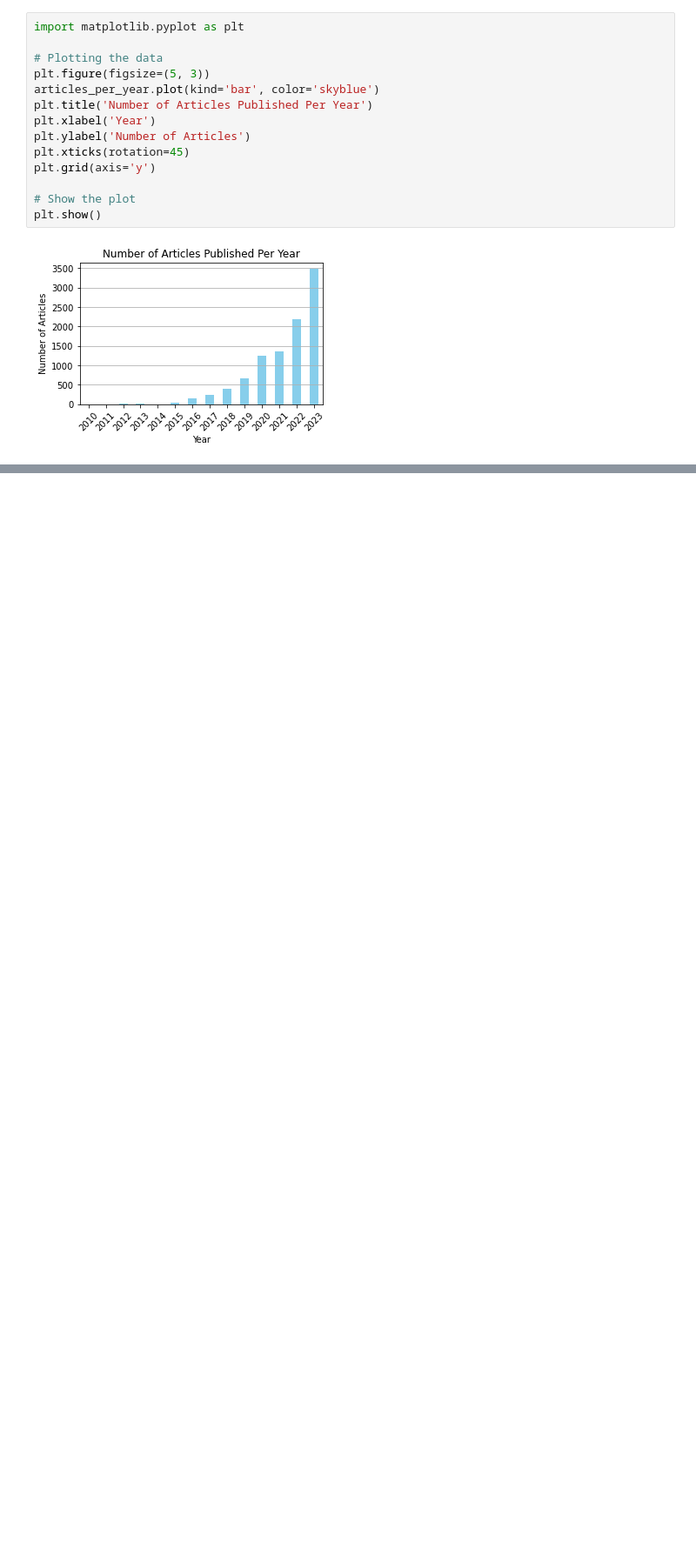
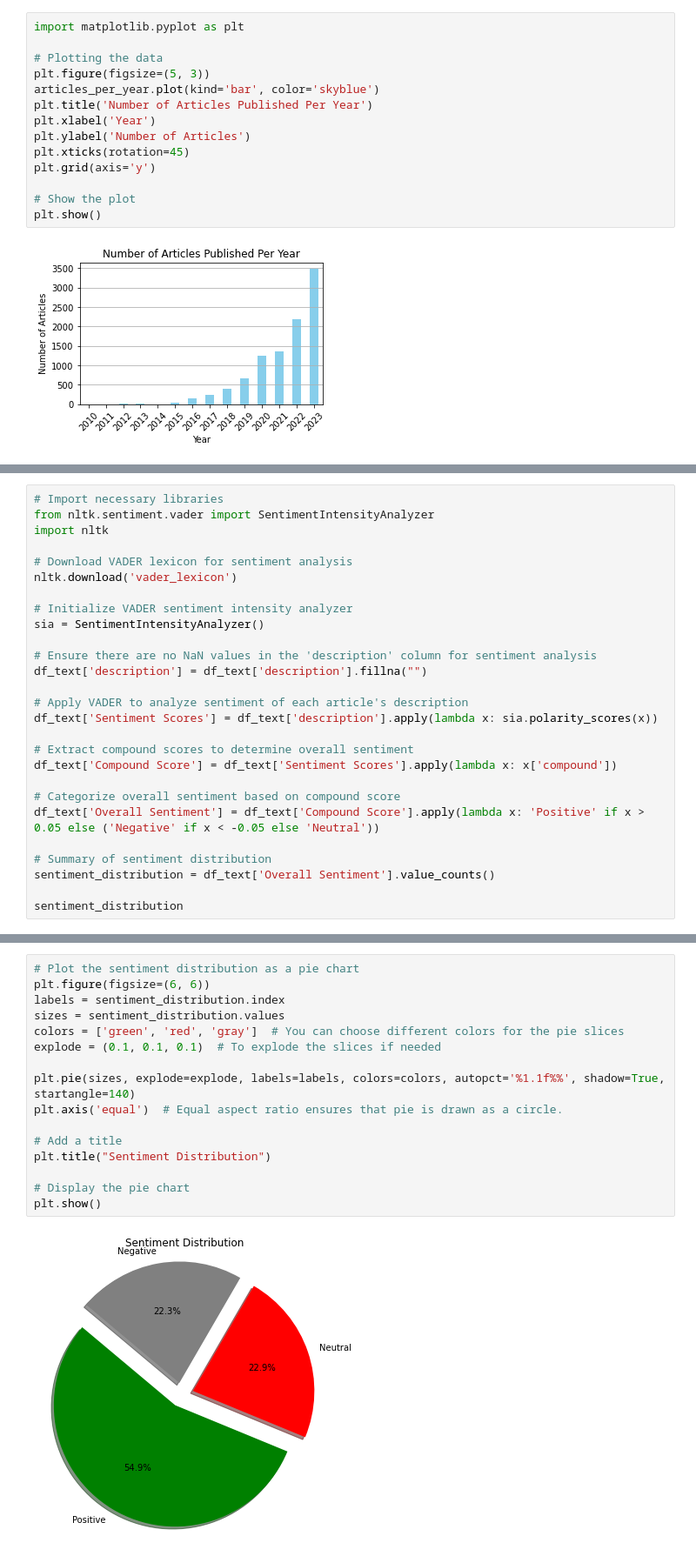
Before and after one commit to EthanFalcao/Sentiment-Analysis-in-Financial-Markets, a Jupyter notebook: (CNBC_Text) - Exploratory Data Analysis.ipynb, the cells around one changed output, grey strips where cells are left out. Shown at 87% size. Cells and saved outputs as stored; diff of their text form; blank space fills up the shorter version.

```diff
--- a/(CNBC_Text) - Exploratory Data Analysis.ipynb
+++ b/(CNBC_Text) - Exploratory Data Analysis.ipynb
@@ -106,0 +305,27 @@ plt.show()
+# %%
+# Import necessary libraries
+from nltk.sentiment.vader import SentimentIntensityAnalyzer
+import nltk
+
+# Download VADER lexicon for sentiment analysis
+nltk.download('vader_lexicon')
+
+# Initialize VADER sentiment intensity analyzer
+sia = SentimentIntensityAnalyzer()
+
+# Ensure there are no NaN values in the 'description' column for sentiment analysis
+df_text['description'] = df_text['description'].fillna("")
+
+# Apply VADER to analyze sentiment of each article's description
+df_text['Sentiment Scores'] = df_text['description'].apply(lambda x: sia.polarity_scores(x))
+
+# Extract compound scores to determine overall sentiment
+df_text['Compound Score'] = df_text['Sentiment Scores'].apply(lambda x: x['compound'])
+
+# Categorize overall sentiment based on compound score
+df_text['Overall Sentiment'] = df_text['Compound Score'].apply(lambda x: 'Positive' if x > 0.05 else ('Negative' if x < -0.05 else 'Neutral'))
+
+# Summary of sentiment distribution
+sentiment_distribution = df_text['Overall Sentiment'].value_counts()
+
+sentiment_distribution
@@ -106,0 +342,18 @@ plt.show()
+# %%
+# Plot the sentiment distribution as a pie chart
+plt.figure(figsize=(6, 6))
+labels = sentiment_distribution.index
+sizes = sentiment_distribution.values
+colors = ['green', 'red', 'gray']  # You can choose different colors for the pie slices
+explode = (0.1, 0.1, 0.1)  # To explode the slices if needed
+
+plt.pie(sizes, explode=explode, labels=labels, colors=colors, autopct='%1.1f%%', shadow=True, startangle=140)
+plt.axis('equal')  # Equal aspect ratio ensures that pie is drawn as a circle.
+
+# Add a title
+plt.title("Sentiment Distribution")
+
+# Display the pie chart
+plt.show()
+# %% [output]
+[figure, added]
```
Also changed, not shown: parts of 17 cells of this notebook, 3 other files.
